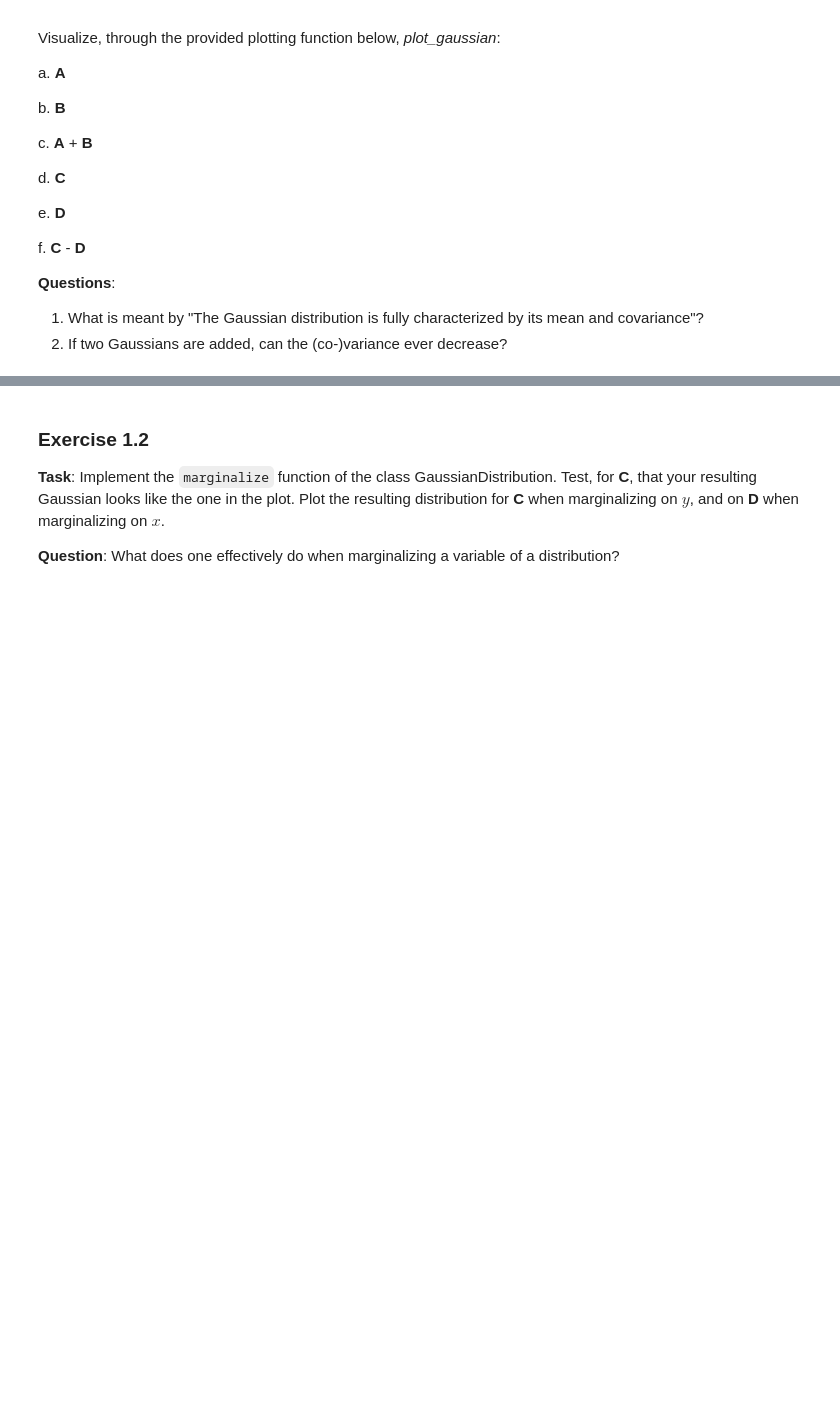
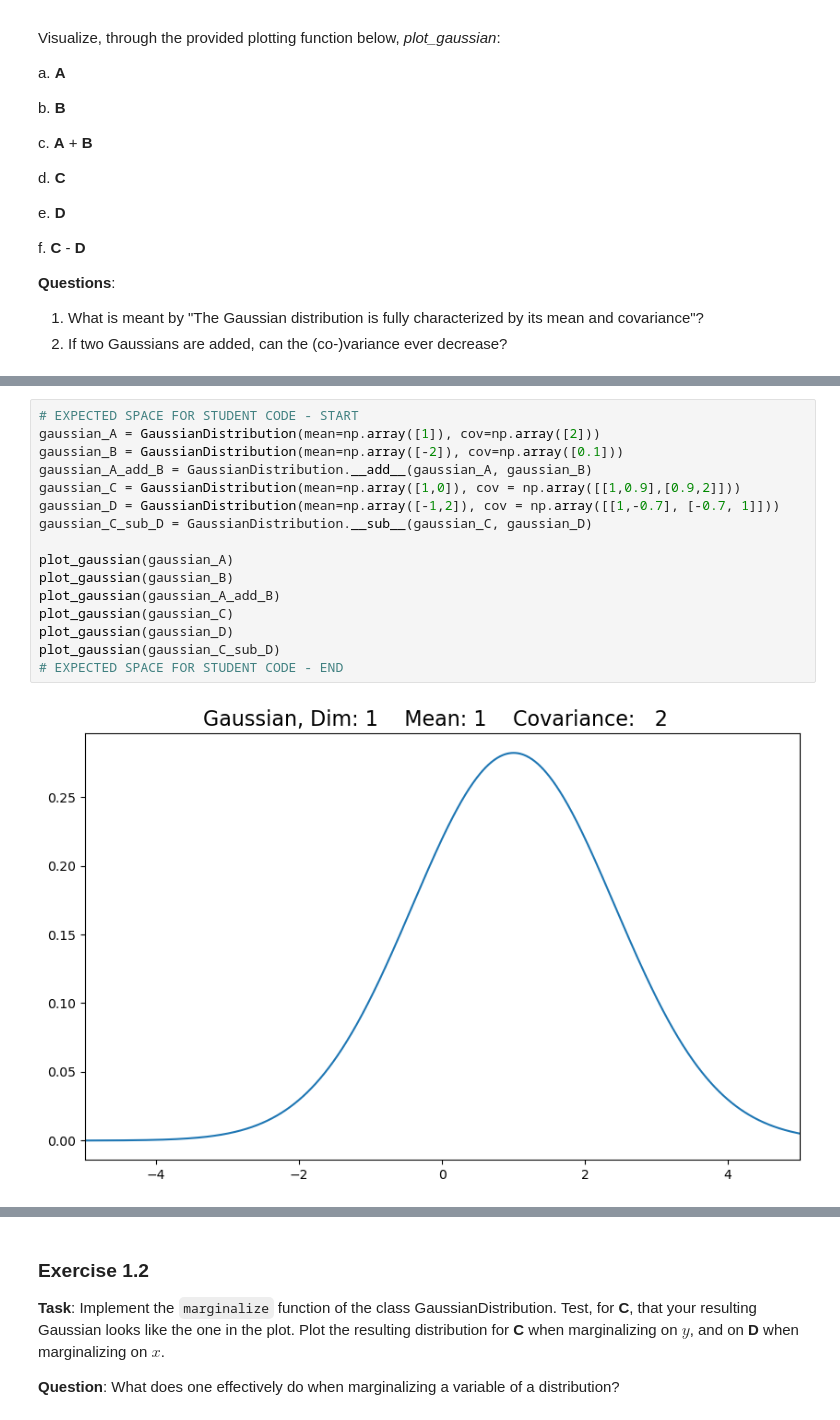
Before and after one commit to JoaquimGouveia/EDAN96_AppliedMachineLearning, a Jupyter notebook: lab2/lab2_intro_math.ipynb, the cells around one changed output, grey strips where cells are left out. Drawn from its saved outputs; the diff is of its cells as text; blank space fills up the shorter version.

```diff
--- a/lab2/lab2_intro_math.ipynb
+++ b/lab2/lab2_intro_math.ipynb
@@ -246,0 +265,18 @@ __Answers__:
+# %%
+# EXPECTED SPACE FOR STUDENT CODE - START
+gaussian_A = GaussianDistribution(mean=np.array([1]), cov=np.array([2]))
+gaussian_B = GaussianDistribution(mean=np.array([-2]), cov=np.array([0.1]))
+gaussian_A_add_B = GaussianDistribution.__add__(gaussian_A, gaussian_B)
+gaussian_C = GaussianDistribution(mean=np.array([1,0]), cov = np.array([[1,0.9],[0.9,2]]))
+gaussian_D = GaussianDistribution(mean=np.array([-1,2]), cov = np.array([[1,-0.7], [-0.7, 1]]))
+gaussian_C_sub_D = GaussianDistribution.__sub__(gaussian_C, gaussian_D)
+
+plot_gaussian(gaussian_A)
+plot_gaussian(gaussian_B)
+plot_gaussian(gaussian_A_add_B)
+plot_gaussian(gaussian_C)
+plot_gaussian(gaussian_D)
+plot_gaussian(gaussian_C_sub_D)
+# EXPECTED SPACE FOR STUDENT CODE - END
+# %% [output]
+[figure, added]
```
Also changed, not shown: parts of 37 cells of this notebook.
